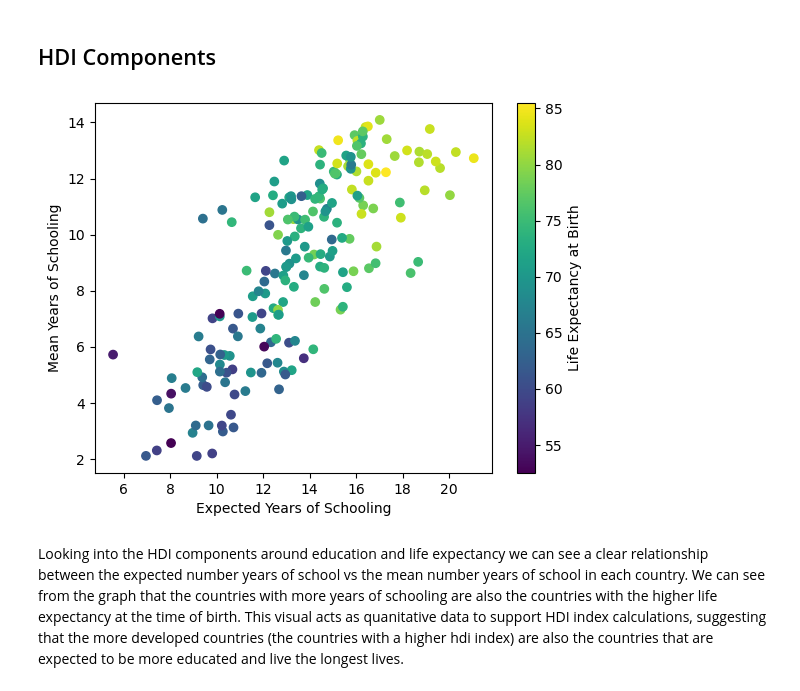
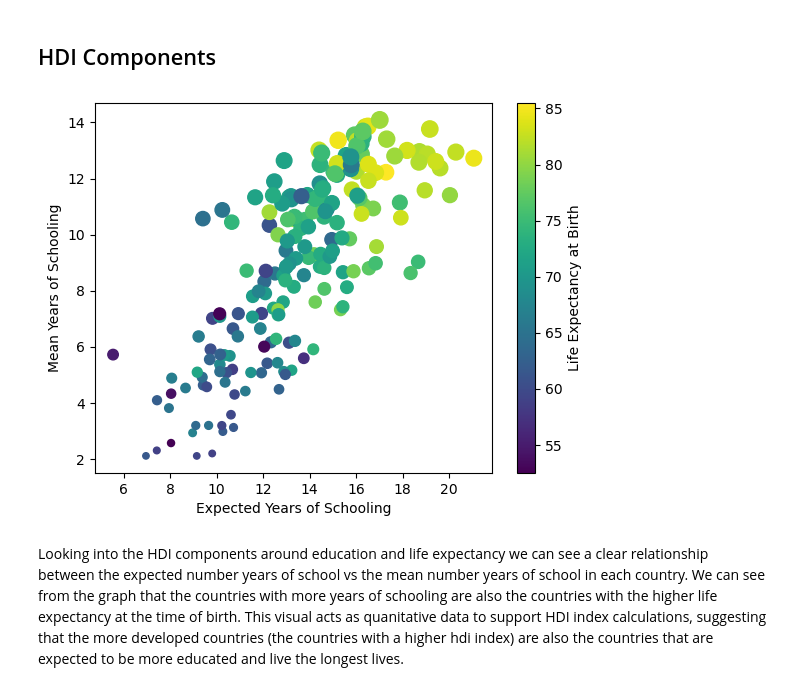
Before and after one commit to AbdullaMashaly/Human_Development_Index, a Jupyter notebook: HDI_Analysis.ipynb, the cells around one changed output. Drawn from its saved outputs; the diff is of its cells as text; code cells hidden in the pictures.

Commit message:
changes to scatter chart to add marker size

```diff
--- a/HDI_Analysis.ipynb
+++ b/HDI_Analysis.ipynb
@@ -59,16 +59,16 @@ Global Average HDI: 0.7205759162303663
 # %%
 # plot the expected number of years and mean number of years of schooling for each country
 Expected= HDI_2021['Expected Years of Schooling']
 Mean=HDI_2021['Mean Years of Schooling']
 
-plt.scatter(HDI_2021['Expected Years of Schooling'],HDI_2021['Mean Years of Schooling'],c=HDI_2021['Life Expectancy at Birth'])
+plt.scatter(HDI_2021['Expected Years of Schooling'],HDI_2021['Mean Years of Schooling'],s=HDI_2021['Mean Years of Schooling']*10, c=HDI_2021['Life Expectancy at Birth'])
 clb = plt.colorbar()
 plt.xlabel("Expected Years of Schooling")
 plt.ylabel("Mean Years of Schooling")
 clb.set_label("Life Expectancy at Birth")
 plt.show()
 # %% [output]
-[figure, old version]
+[figure, new version]
 # %% [markdown]
 Looking into the HDI components around education and life expectancy we can see a clear relationship between the expected number years of school vs the mean number years of school in each country. We can see from the graph that the countries with more years of schooling are also the countries with the higher life expectancy at the time of birth. This visual acts as quanitative data to support HDI index calculations, suggesting that the more developed countries (the countries with a higher hdi index) are also the countries that are expected to be more educated and live the longest lives.
 # %%
```
